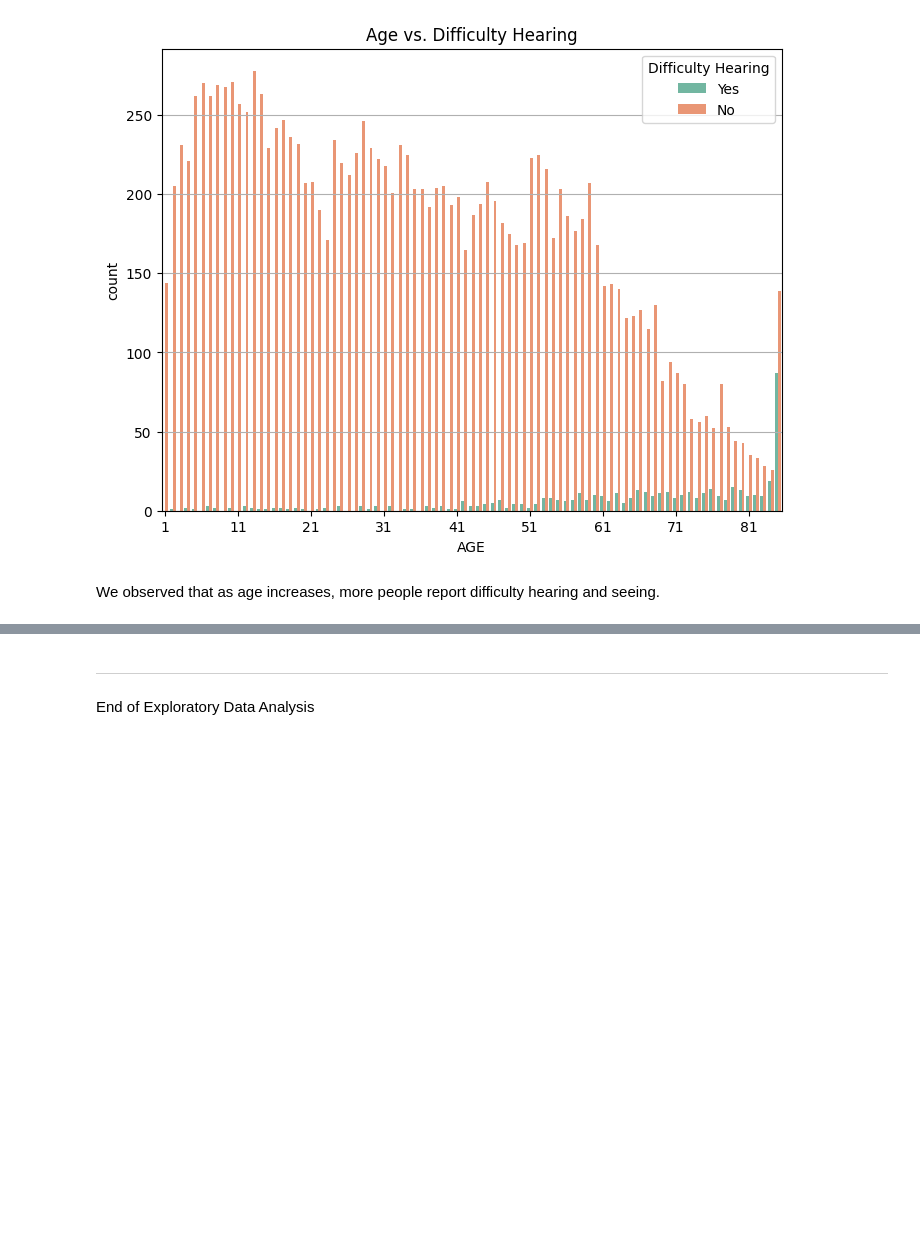
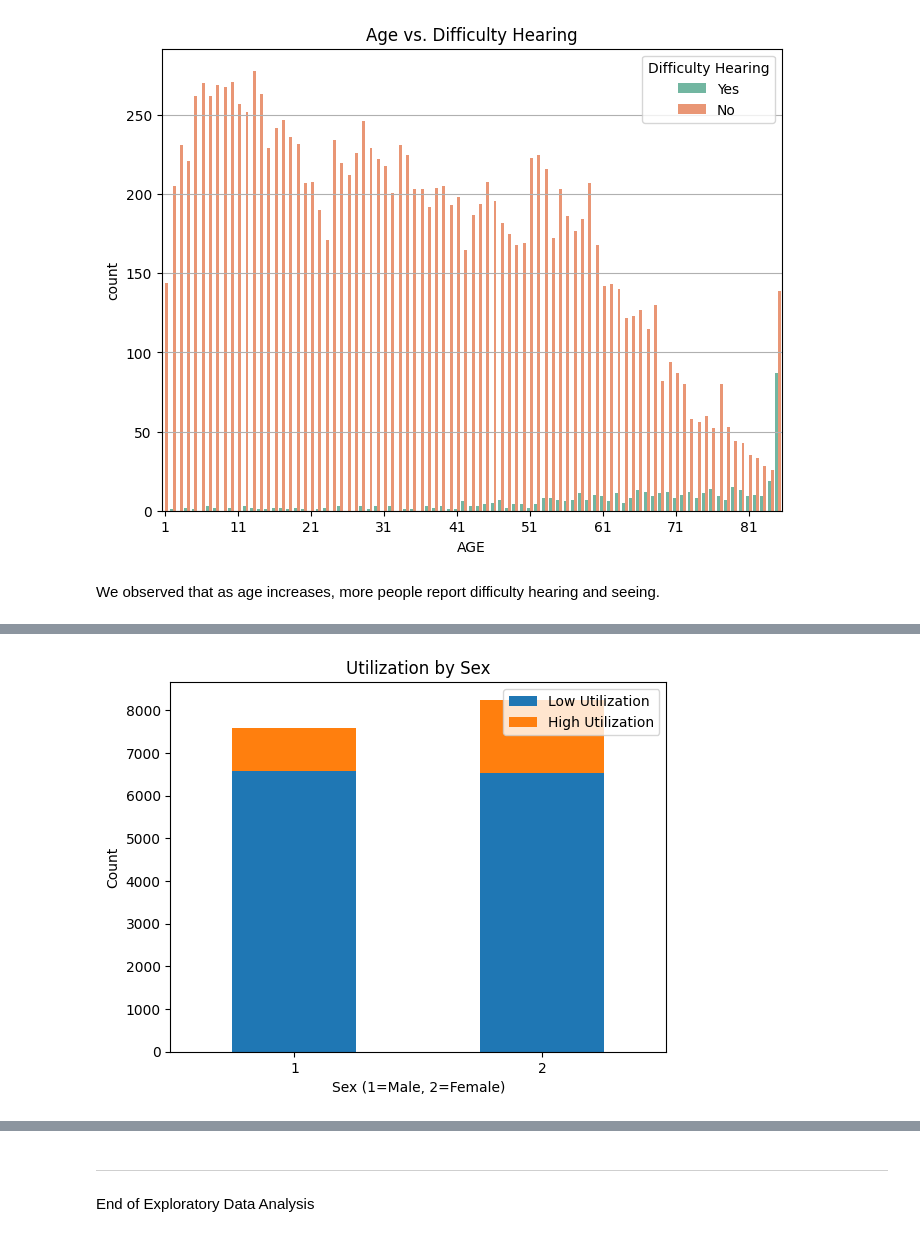
Before and after one commit to Cao1224/replication-project-AIF360, a Jupyter notebook: replication_project.ipynb, the cells around one changed output, grey strips where cells are left out. Cells and saved outputs as stored; diff of their text form; code cells hidden in the pictures; blank space fills up the shorter version.

```diff
--- a/replication_project.ipynb
+++ b/replication_project.ipynb
@@ -736,0 +781,13 @@ We observed that as age increases, more people report difficulty hearing and see
+# %%
+grouped_data = df_panel_19_reduced.groupby(['SEX', 'UTILIZATION']).size().unstack().fillna(0)
+
+fig, ax = plt.subplots()
+grouped_data.plot(kind='bar', stacked=True, ax=ax)
+ax.set_title("Utilization by Sex")
+ax.set_xlabel("Sex (1=Male, 2=Female)")
+ax.set_ylabel("Count")
+ax.legend(["Low Utilization", "High Utilization"])
+plt.xticks(rotation=0)
+plt.show()
+# %% [output]
+[figure, added]
```
Also changed, not shown: parts of 23 cells of this notebook.
